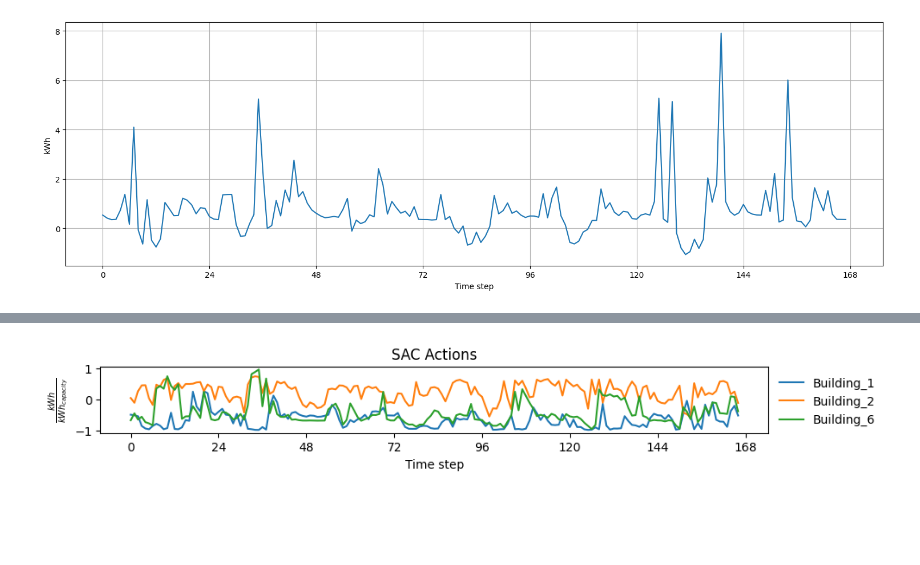
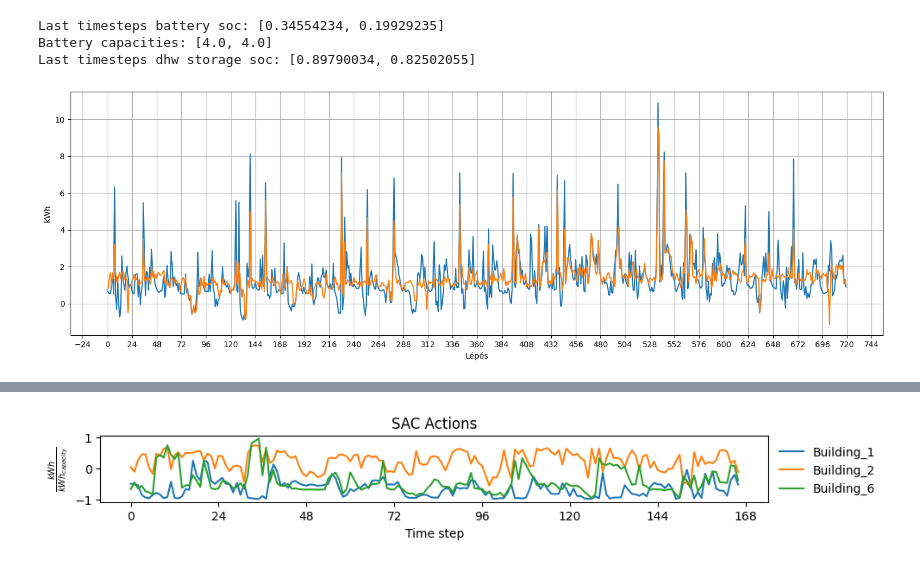
Before and after one commit to Sasmn/szakdolgozat_citylearn, a Jupyter notebook: szakdoga.ipynb, the cells around one changed output, grey strips where cells are left out. Drawn from its saved outputs; the diff is of its cells as text; code cells hidden in the pictures; blank space fills up the shorter version.

```diff
--- a/szakdoga.ipynb
+++ b/szakdoga.ipynb
@@ -282,32 +433,35 @@ import matplotlib.pyplot as plt
 
 envs = {
     # 'RBC': rbc_results['env'],
-    'DQN': dqn_results['env'],
+    # 'DQN': dqn_results['env'],
     # 'SAC': sac_results['env'],
     # 'A2C': a2c_results['env'],
-    # 'DDPG': ddpg_env,
+    'DDPG': ddpg_results['env'],
     # 'TD3': td3_env,
-    # 'PPO': ppo_env
 }
 
 figsize = (15.0, 5)
 fig, ax = plt.subplots(1, 1, figsize=figsize)
 
 for k, v in envs.items():
+    y = v.net_electricity_consumption_without_storage
+    x = range(len(y))
+    ax.plot(x, y, label=k)
+
     y = v.net_electricity_consumption
     x = range(len(y))
     ax.plot(x, y, label=k)
 
-y = v.electrical_storage_electricity_consumption
-ax.plot(x, y, label='Battery')
-y = v.dhw_storage_electricity_consumption
-ax.plot(x, y, label='DHW storage')
+# y = v.electrical_storage_electricity_consumption
+# ax.plot(x, y, label='Battery')
+# y = v.dhw_storage_electricity_consumption
+# ax.plot(x, y, label='DHW storage')
 
 # baseline = sac_results['env'].net_electricity_consumption_without_storage
 # y_difference = [y - base for y, base in zip(v.net_electricity_consumption, baseline)]
 # ax.plot(x, y_difference, label=k)
 
-ax.set_xlabel('Time step')
+ax.set_xlabel('Lépés')
 ax.set_ylabel('kWh')
 # ax.set_xlim(120, 160)
 ax.xaxis.set_major_locator(ticker.MultipleLocator(24))
@@ -320,32 +527,54 @@ plt.tight_layout()
+# %%
+selected_env = sac_results
+
+last_timesteps_battery_soc = [b.electrical_storage.soc[-1] for b in selected_env["env"].buildings]
+battery_capacities = [b.electrical_storage.capacity_history[0] for b in selected_env["env"].buildings]
+
+last_timesteps_dhw_storage_soc = [b.dhw_storage.soc[-1] for b in selected_env["env"].buildings]
+# dhw_storage_capacities = [b.dhw_storage.capacity_history[0] for b in selected_env["env"].buildings]
+
+print(f"Last timesteps battery soc: {last_timesteps_battery_soc}")
+print(f"Battery capacities: {battery_capacities}")
+print(f"Last timesteps dhw storage soc: {last_timesteps_dhw_storage_soc}")
+# print(f"DHW storage capacities: {dhw_storage_capacities}")
+# %% [output]
+Last timesteps battery soc: [0.34554234, 0.19929235]
+Battery capacities: [4.0, 4.0]
+Last timesteps dhw storage soc: [0.89790034, 0.82502055]
 # %%
 import matplotlib.ticker as ticker
+import matplotlib.pyplot as plt
 %matplotlib inline
 
 envs = {
     # 'RBC': rbc_results['env'],
-    'DQN': dqn_results['env'],
-    # 'SAC': sac_results['env'],
+    # 'DQN': dqn_results['env'],
+    'SAC': sac_results['env'],
     # 'A2C': a2c_results['env'],
-    # 'DDPG': ddpg_env,
+    # 'DDPG': ddpg_results['env'],
     # 'TD3': td3_env,
-    # 'PPO': ppo_env
 }
 
 figsize = (15.0, 5)
 fig, ax = plt.subplots(1, 1, figsize=figsize)
 
 for k, v in envs.items():
     y = v.net_electricity_consumption_without_storage
     x = range(len(y))
     ax.plot(x, y, label=k)
 
-ax.set_xlabel('Time step')
+    y = v.net_electricity_consumption
+    x = range(len(y))
+    ax.plot(x, y, label=k)
+
+
+ax.set_xlabel('Lépés')
 ax.set_ylabel('kWh')
 # ax.set_xlim(120, 160)
 ax.xaxis.set_major_locator(ticker.MultipleLocator(24))
 # ax.legend(loc='upper left', bbox_to_anchor=(1.0, 1.0), framealpha=0.0)
+
 plt.grid()
-
 plt.tight_layout()
 # %% [output]
-[figure, old version]
+[figure, new version]
```
Also changed, not shown: parts of 39 cells of this notebook, 33 other files.
